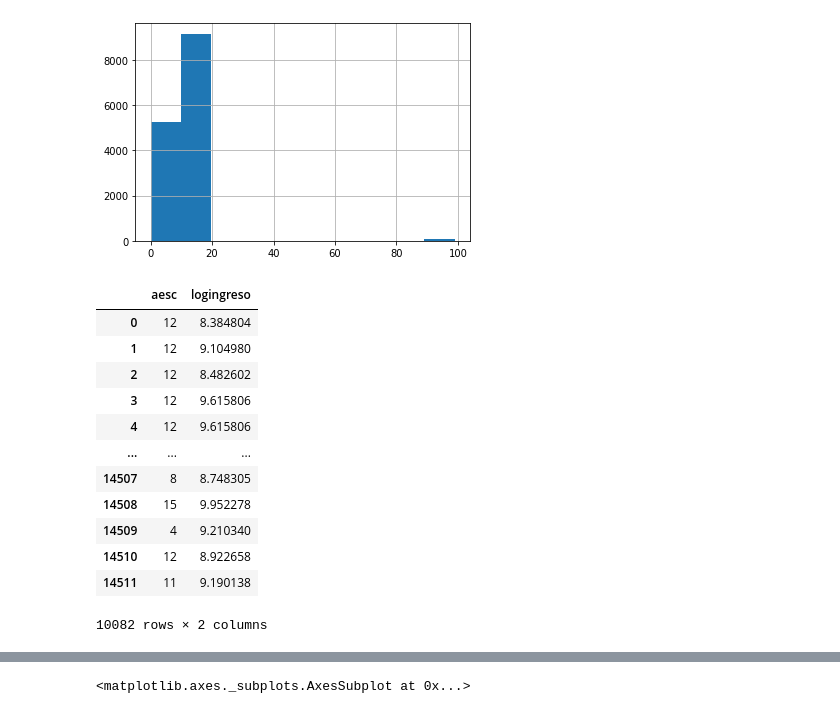
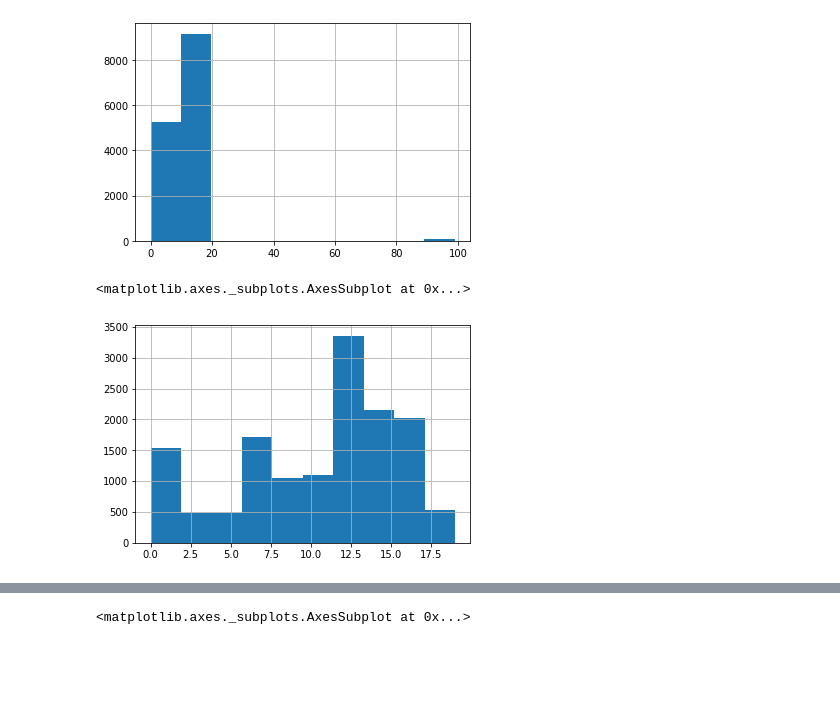
Before and after one commit to rpasquini/herramientas-econometricas-2022, a Jupyter notebook: OLS_2_Ajuste_Propiedades_Test_de_Hipótesis.ipynb, the cells around one changed output, grey strips where cells are left out. Saved outputs shown, nothing was run; the diff lists cells and outputs as text; code cells hidden in the pictures; blank space fills up the shorter version.

```diff
--- a/OLS_2_Ajuste_Propiedades_Test_de_Hipótesis.ipynb
+++ b/OLS_2_Ajuste_Propiedades_Test_de_Hipótesis.ipynb
@@ -13,21 +65,9 @@ df.aesc.hist()
 <matplotlib.axes._subplots.AxesSubplot at 0x...>
 [figure]
 # %%
-df=df.loc[df.aesc<20]
+df=df.loc[df['aesc']!=99]
-# %%
-# dropna elimina filas que para algun valor hay un missing
-df[['aesc','logingreso']].dropna()
-# %% [output]
-|  | aesc | logingreso |
-| 0 | 12 | 8.384804 |
-| 1 | 12 | 9.104980 |
-| 2 | 12 | 8.482602 |
-| 3 | 12 | 9.615806 |
-| 4 | 12 | 9.615806 |
-| ... | ... | ... |
-| 14507 | 8 | 8.748305 |
-| 14508 | 15 | 9.952278 |
-| 14509 | 4 | 9.210340 |
-| 14510 | 12 | 8.922658 |
-| 14511 | 11 | 9.190138 |
-10082 rows × 2 columns
+# %%
+df['aesc'].hist()
+# %% [output]
+<matplotlib.axes._subplots.AxesSubplot at 0x...>
+[figure, added]
```
Also changed, not shown: parts of 19 cells of this notebook.
